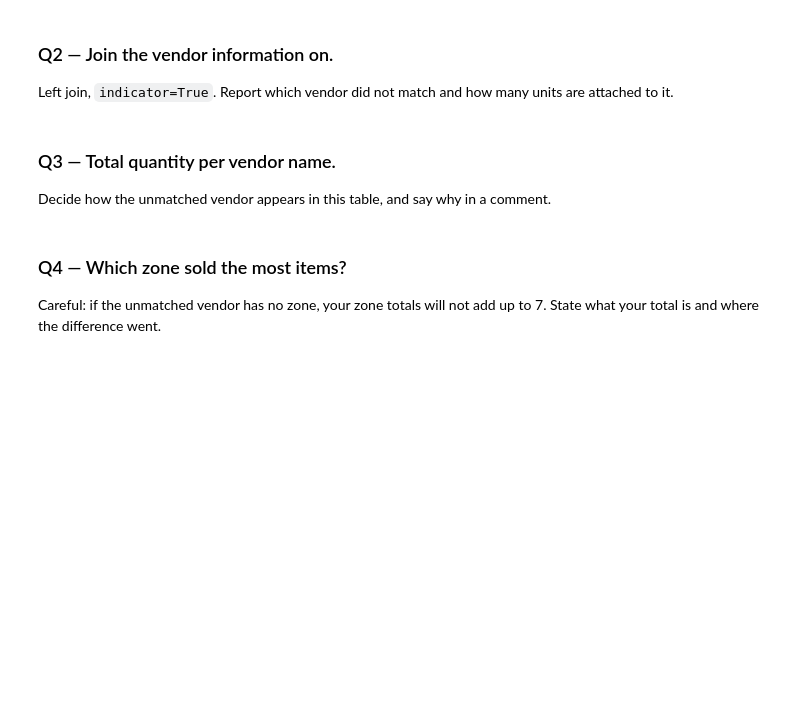
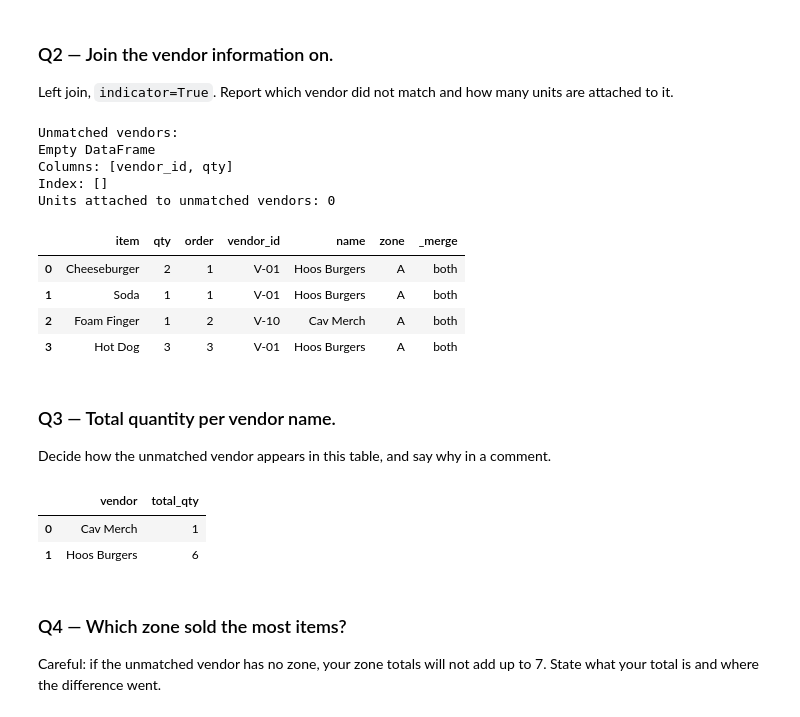
Before and after one commit to yilinw762/ds2002-fa26, a Jupyter notebook: notebooks/04-json-apis/2026_10_02_—_Normalize_and_Join_Nested_JSON_—_Lab.ipynb, the cells around one changed output. Saved outputs shown, nothing was run; the diff lists cells and outputs as text; code cells hidden in the pictures; blank space fills up the shorter version.

Commit message:
Finished lab 6 of normalizing JSON nested loops

```diff
--- a/notebooks/04-json-apis/2026_10_02_—_Normalize_and_Join_Nested_JSON_—_Lab.ipynb
+++ b/notebooks/04-json-apis/2026_10_02_—_Normalize_and_Join_Nested_JSON_—_Lab.ipynb
@@ -36,3 +36,13 @@ Keep `order` and `vendor_id` on every row.
 import pandas as pd
 # TODO: pd.json_normalize(orders_json, record_path='lines', meta=[...])
 # TODO: assert the row count and the quantity total
+lines = pd.json_normalize(
+    orders_json,
+    record_path='lines',
+    meta=['order', 'vendor_id']
+)
+
+assert len(lines) == 4
+assert lines['qty'].sum() == 7
+
+lines
@@ -45,3 +59,33 @@ Left join, `indicator=True`. Report which vendor did not match and how many unit
+# %%
+# TODO
+vendors = pd.json_normalize(vendors_json)
+
+joined = lines.merge(
+    vendors,
+    on='vendor_id',
+    how='left',
+    indicator=True
+)
+
+unmatched = joined[joined['_merge'] == 'left_only']
+
+print("Unmatched vendors:")
+print(unmatched[['vendor_id', 'qty']])
+
+print("Units attached to unmatched vendors:", unmatched['qty'].sum())
+
+joined
+# %% [output]
+Unmatched vendors:
+Empty DataFrame
+Columns: [vendor_id, qty]
+Index: []
+Units attached to unmatched vendors: 0
+|  | item | qty | order | vendor_id | name | zone | _merge |
+| 0 | Cheeseburger | 2 | 1 | V-01 | Hoos Burgers | A | both |
+| 1 | Soda | 1 | 1 | V-01 | Hoos Burgers | A | both |
+| 2 | Foam Finger | 1 | 2 | V-10 | Cav Merch | A | both |
+| 3 | Hot Dog | 3 | 3 | V-01 | Hoos Burgers | A | both |
 # %% [markdown]
 ### Q3 — Total quantity per vendor name.
 
@@ -51,3 +93,21 @@ Decide how the unmatched vendor appears in this table, and say why in a comment.
+# %%
+# TODO
+joined['vendor_display'] = joined['name'].fillna(joined['vendor_id'])
+
+vendor_totals = (
+    joined.groupby('vendor_display', as_index=False)['qty']
+    .sum()
+    .rename(columns={
+        'vendor_display': 'vendor',
+        'qty': 'total_qty'
+    })
+)
+
+vendor_totals
+# %% [output]
+|  | vendor | total_qty |
+| 0 | Cav Merch | 1 |
+| 1 | Hoos Burgers | 6 |
 # %% [markdown]
 ### Q4 — Which zone sold the most items?
 
```
Also changed, not shown: parts of 10 cells of this notebook.
